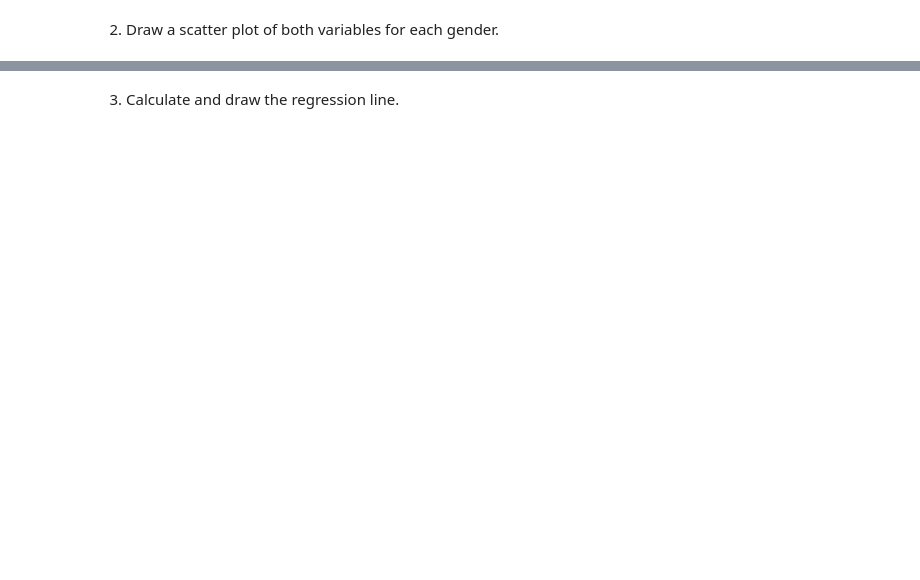
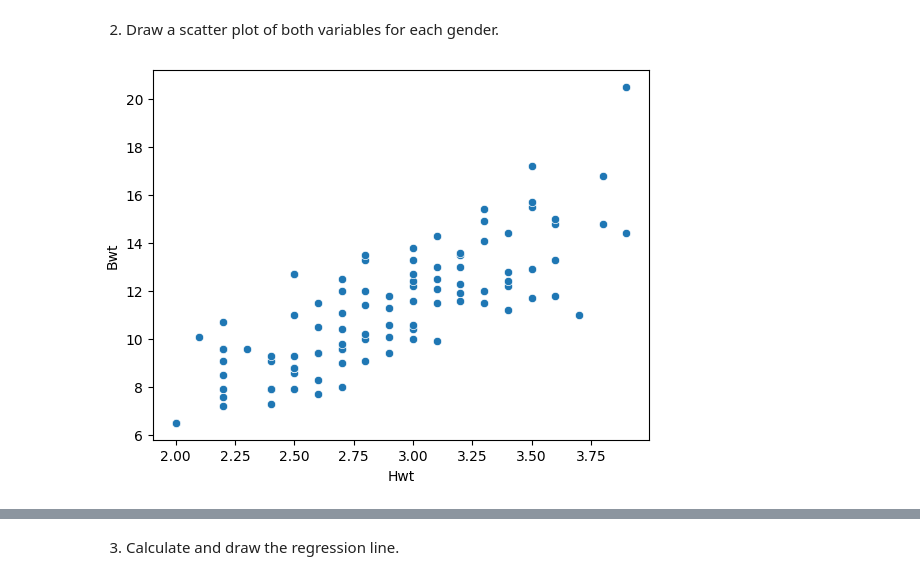
Before and after one commit to Vincent-Gielen/dsai-ex, a Jupyter notebook: 6-regression-analyis/lab-6.01-cats.ipynb, the cells around one changed output, grey strips where cells are left out. Saved outputs shown, nothing was run; the diff lists cells and outputs as text; code cells hidden in the pictures; blank space fills up the shorter version.

```diff
--- a/6-regression-analyis/lab-6.01-cats.ipynb
+++ b/6-regression-analyis/lab-6.01-cats.ipynb
@@ -49,2 +85,9 @@ cats.head()
 # %% [markdown]
 2. Draw a scatter plot of both variables for each gender.
+# %%
+male_cats = cats[cats['Sex'] == 'M']
+female_cats = cats[cats['Sex'] == 'F']
+# %%
+sns.scatterplot(data=male_cats, x='Hwt', y='Bwt');
+# %% [output]
+[figure, added]
```
Also changed, not shown: parts of 10 cells of this notebook, 1 other file.
